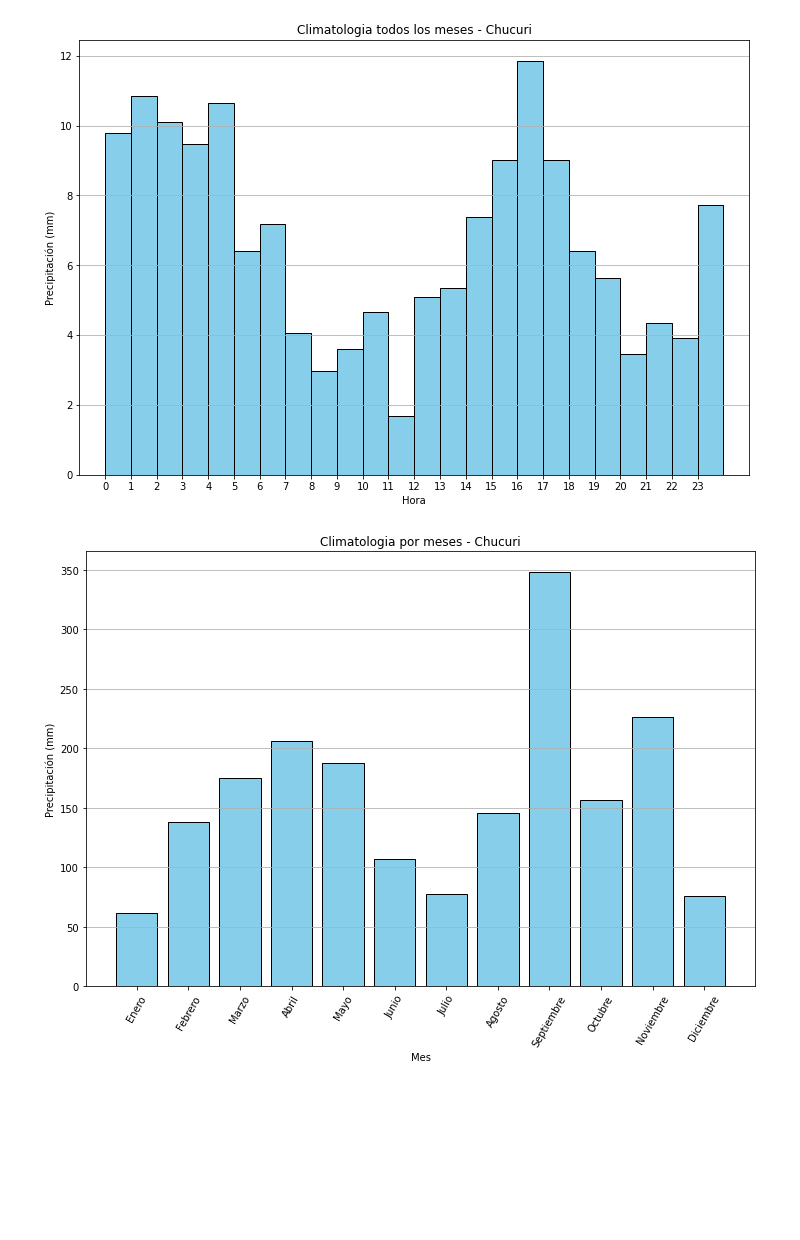
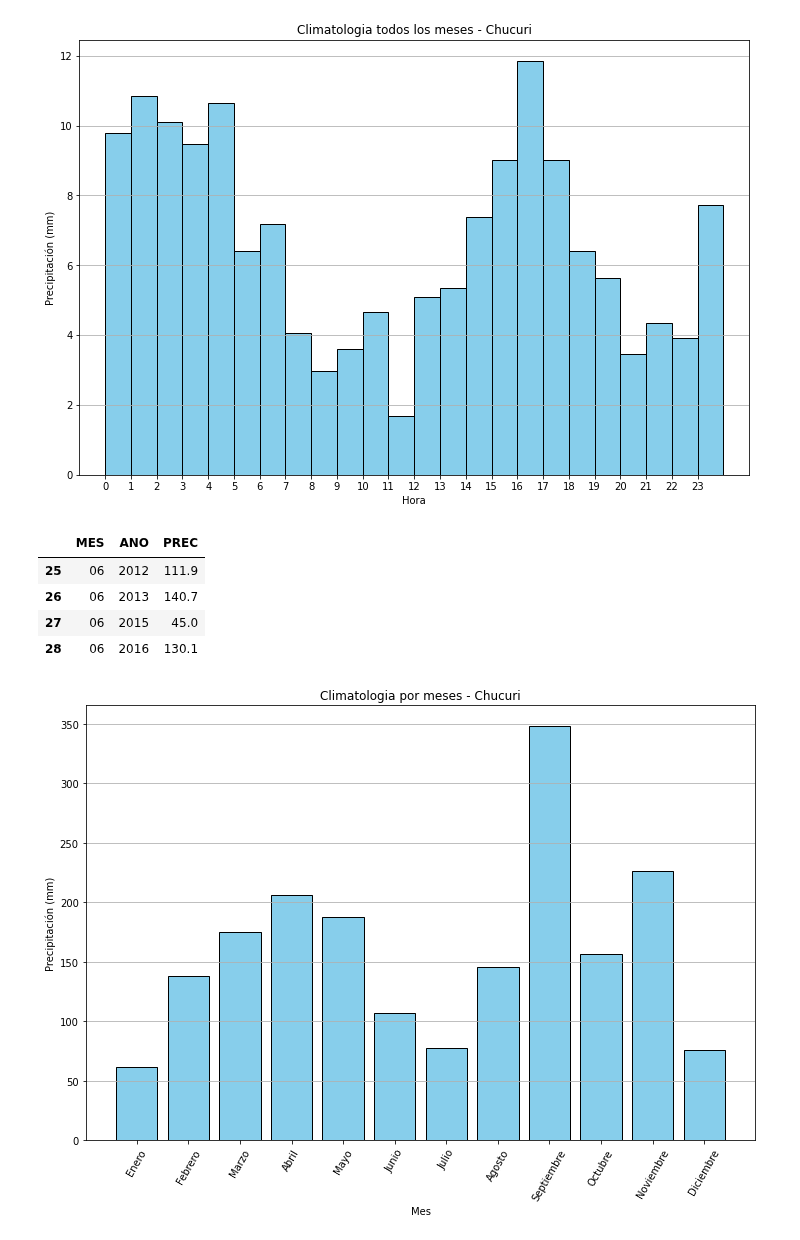
Before and after one commit to chris051091/Seminario-3, a Jupyter notebook: climatologia/src/chucuri/Climatologia_Precipitación_Chucuri.ipynb, the cells around one changed output. Saved outputs shown, nothing was run; the diff lists cells and outputs as text; code cells hidden in the pictures; blank space fills up the shorter version.

```diff
--- a/climatologia/src/chucuri/Climatologia_Precipitación_Chucuri.ipynb
+++ b/climatologia/src/chucuri/Climatologia_Precipitación_Chucuri.ipynb
@@ -62,6 +62,17 @@ def plot_per_hour(df, titulo, name_to_save, ylimit = []):
 plot_per_hour(dfhora, f'Climatologia todos los meses - {NOMBRE_ESTACION.capitalize()}', f'climatologia_{VARIABLE.lower()}_{NOMBRE_ESTACION}_todos_meses.png')
 # %% [output]
 [figure]
+# %%
+dfaux = df.groupby(['MES', 'ANO'])['PREC'].agg('sum').reset_index()
+dfmes = dfaux.groupby('MES', group_keys=False).agg({VARIABLE : ['mean']}).reset_index(level=0)
+dfmes['mean'] = dfmes[(VARIABLE, 'mean')]
+dfaux[dfaux['MES'] == '06']
+# %% [output]
+|  | MES | ANO | PREC |
+| 25 | 06 | 2012 | 111.9 |
+| 26 | 06 | 2013 | 140.7 |
+| 27 | 06 | 2015 | 45.0 |
+| 28 | 06 | 2016 | 130.1 |
 # %%
 #Start every matrix
 
```
Also changed, not shown: parts of 1 cell of this notebook.
